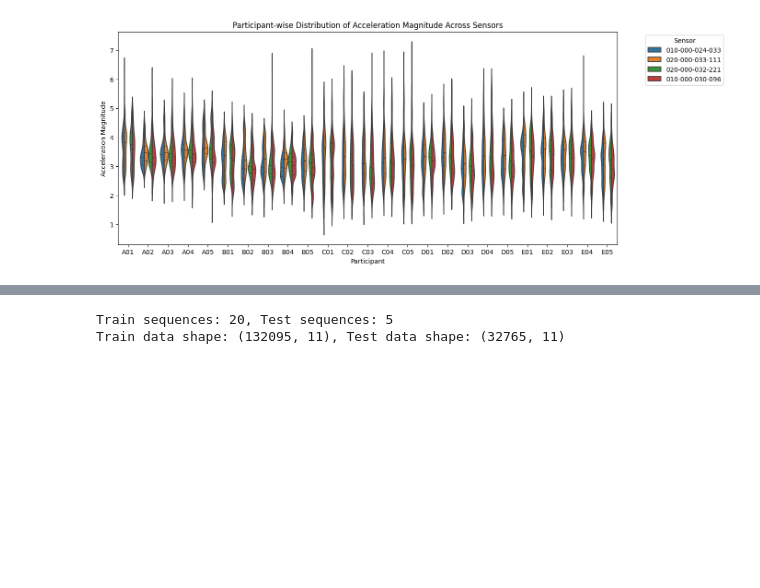
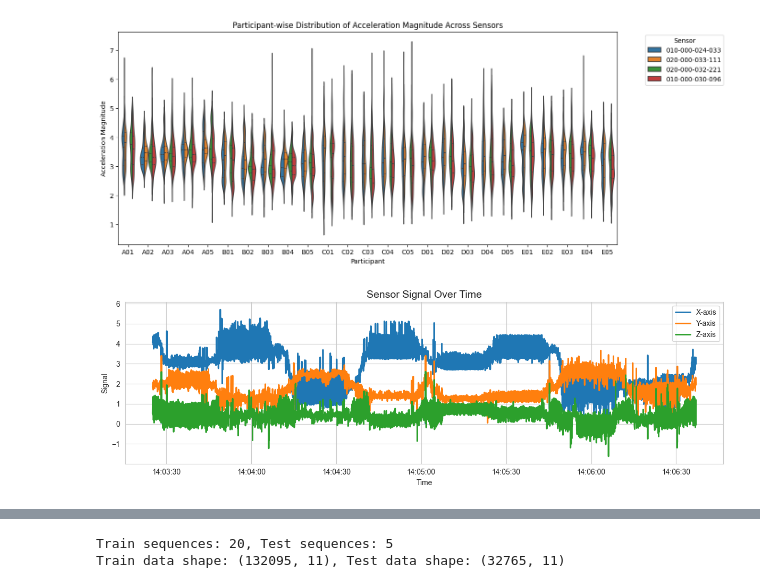
Before and after one commit to XjFa/fall-detection-system, a Jupyter notebook: notebooks/model_fitting.ipynb, the cells around one changed output, grey strips where cells are left out. Saved outputs shown, nothing was run; the diff lists cells and outputs as text; code cells hidden in the pictures; blank space fills up the shorter version.

```diff
--- a/notebooks/model_fitting.ipynb
+++ b/notebooks/model_fitting.ipynb
@@ -321,3 +333,26 @@ plt.legend(title='Sensor', bbox_to_anchor=(1.05, 1), loc='upper left')
 plt.show()
 # %% [output]
 [figure]
+# %%
+sample = df[df.sequence_name == "A01"]
+
+sns.set_style("whitegrid")
+
+plt.figure(figsize=(12,4))
+
+plt.plot(sample["date_time"], sample["x"], label="X-axis", linewidth=2)
+plt.plot(sample["date_time"], sample["y"], label="Y-axis", linewidth=2)
+plt.plot(sample["date_time"], sample["z"], label="Z-axis", linewidth=2)
+
+plt.title("Sensor Signal Over Time", fontsize=14)
+plt.xlabel("Time")
+plt.ylabel("Signal")
+
+plt.legend(frameon=True)
+plt.tight_layout()
+
+#plt.savefig("../asset/sensor_signal.png", dpi=300) #Save it for README
+
+plt.show()
+# %% [output]
+[figure, added]
```
Also changed, not shown: parts of 15 cells of this notebook, 5 other files.
